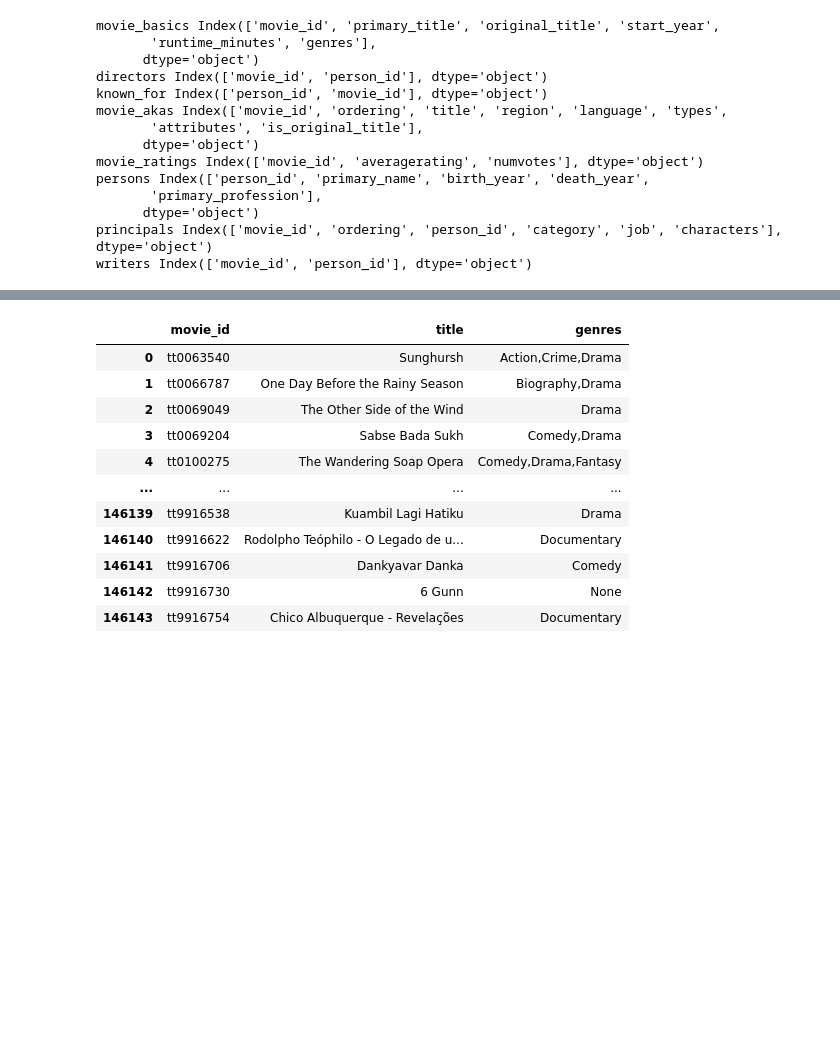
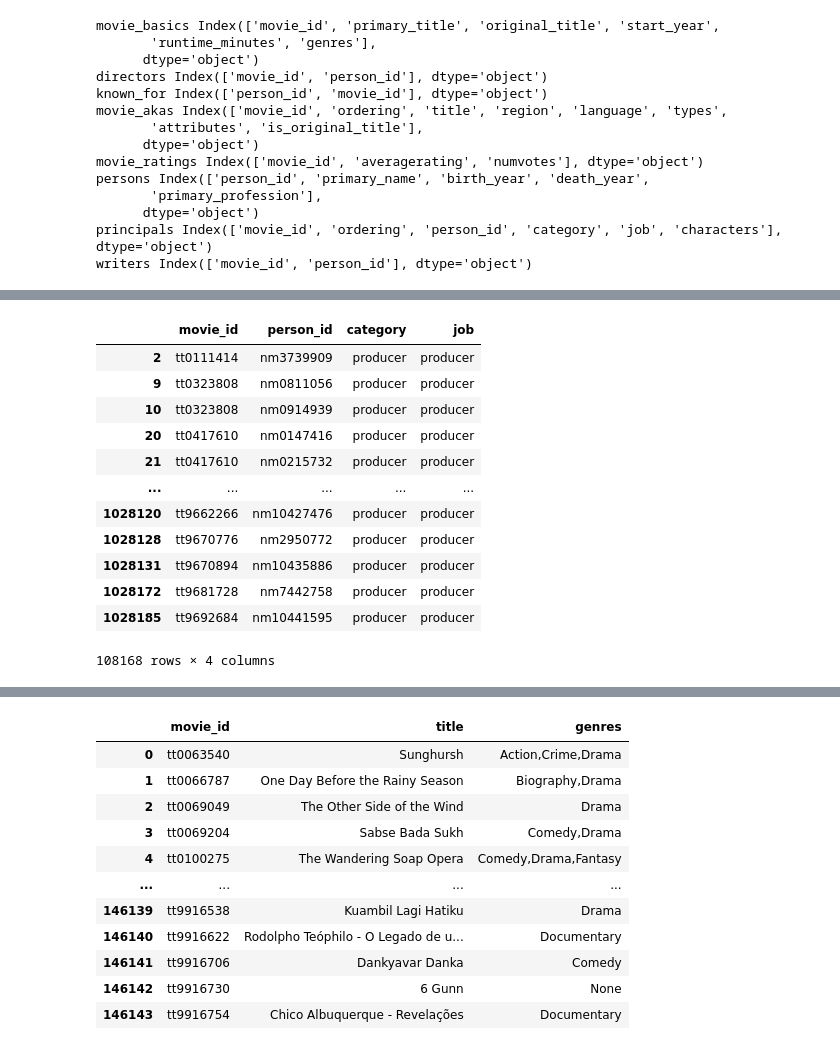
Before and after one commit to terminalcoder/Movie-Earnings-Analysis, a Jupyter notebook: Movie Earnings Analysis Notebook.ipynb, the cells around one changed output, grey strips where cells are left out. Drawn from its saved outputs; the diff is of its cells as text; code cells hidden in the pictures; blank space fills up the shorter version.

```diff
--- a/Movie Earnings Analysis Notebook.ipynb
+++ b/Movie Earnings Analysis Notebook.ipynb
@@ -169,0 +193,16 @@ writers Index(['movie_id', 'person_id'], dtype='object')
+# %%
+principals[principals['job'] == 'producer']
+# %% [output]
+|  | movie_id | person_id | category | job |
+| 2 | tt0111414 | nm3739909 | producer | producer |
+| 9 | tt0323808 | nm0811056 | producer | producer |
+| 10 | tt0323808 | nm0914939 | producer | producer |
+| 20 | tt0417610 | nm0147416 | producer | producer |
+| 21 | tt0417610 | nm0215732 | producer | producer |
+| ... | ... | ... | ... | ... |
+| 1028120 | tt9662266 | nm10427476 | producer | producer |
+| 1028128 | tt9670776 | nm2950772 | producer | producer |
+| 1028131 | tt9670894 | nm10435886 | producer | producer |
+| 1028172 | tt9681728 | nm7442758 | producer | producer |
+| 1028185 | tt9692684 | nm10441595 | producer | producer |
+108168 rows × 4 columns
```
Also changed, not shown: parts of 4 cells of this notebook.
